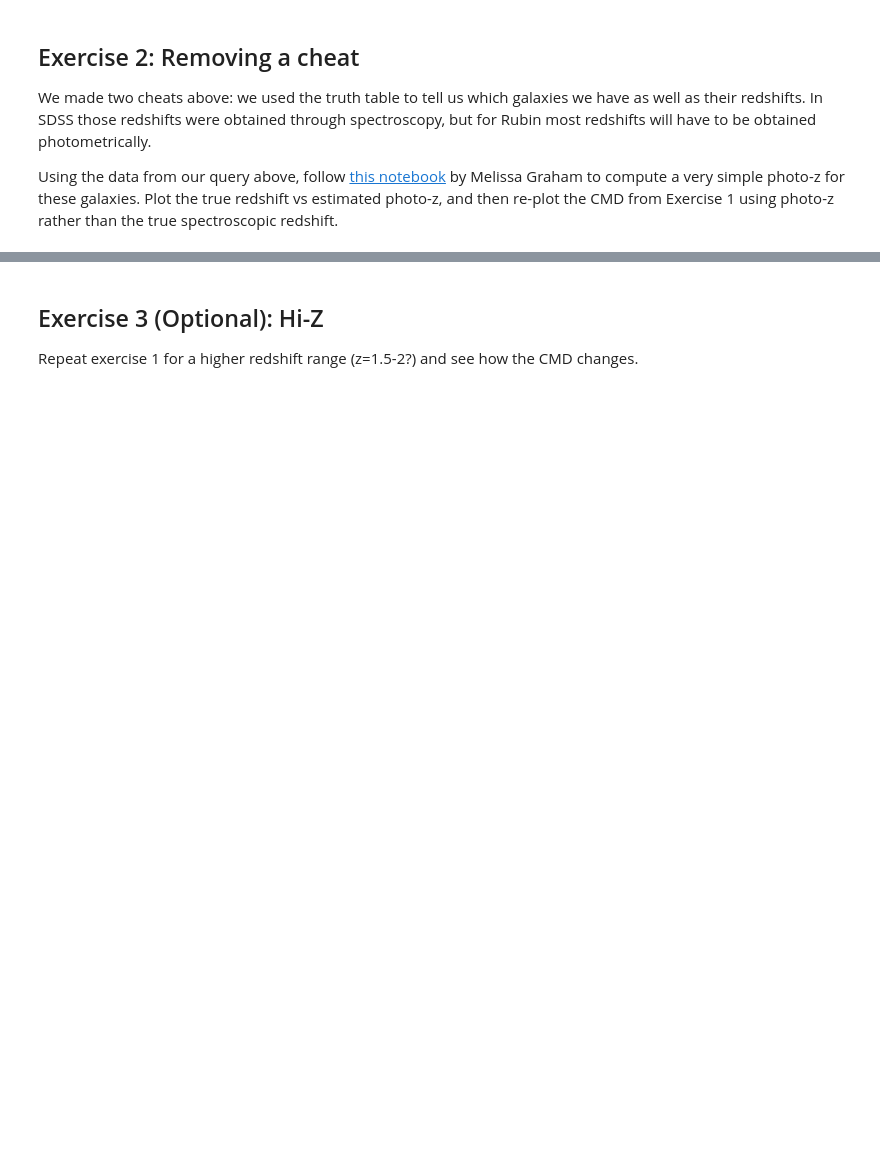
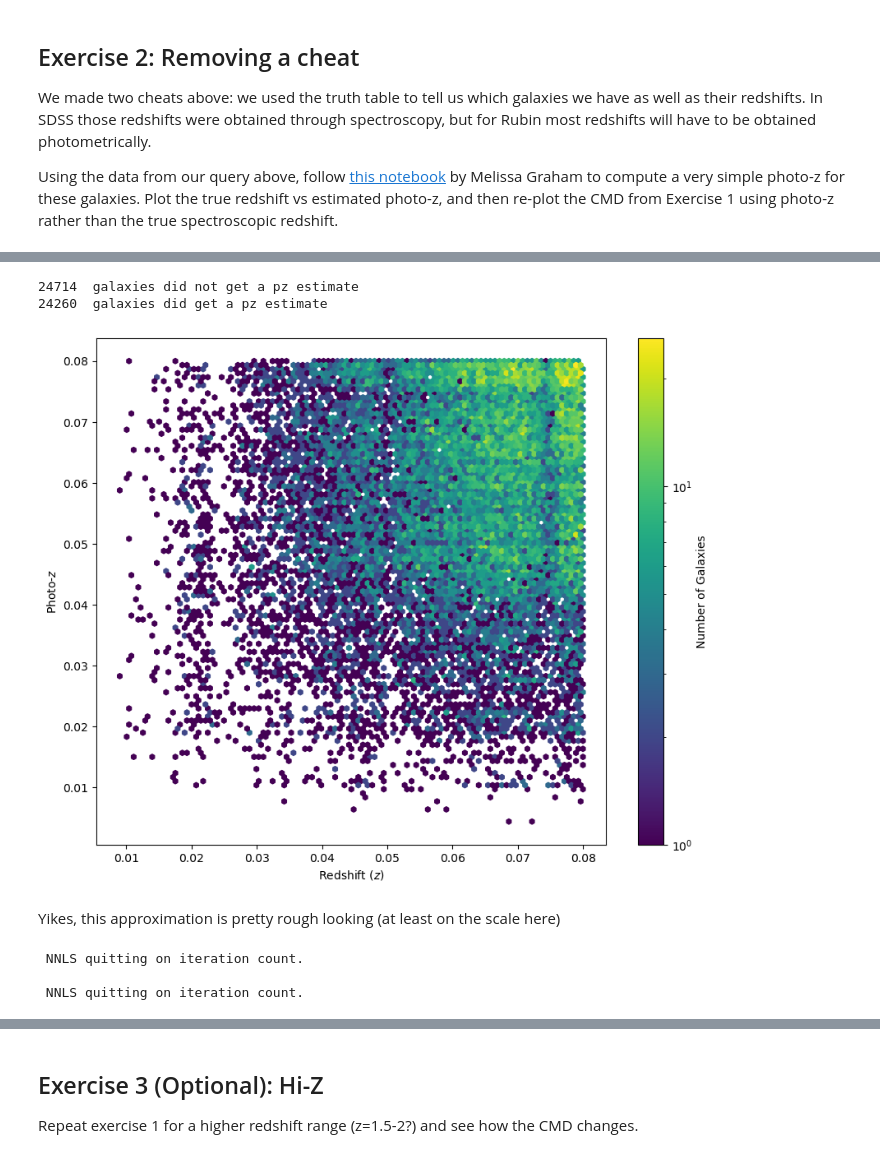
Before and after one commit to ykwang1/astr597-survey-science, a Jupyter notebook: HW/HW5.ipynb, the cells around one changed output, grey strips where cells are left out. Saved outputs shown, nothing was run; the diff lists cells and outputs as text; code cells hidden in the pictures; blank space fills up the shorter version.

```diff
--- a/HW/HW5.ipynb
+++ b/HW/HW5.ipynb
@@ -133,0 +250,2 @@ Using the data from our query above, follow [this notebook](https://github.com/r
+# %%
+results = df.copy() #pd.read_parquet('../data/lowz_query_results.parquet')
@@ -133,0 +300,19 @@ Using the data from our query above, follow [this notebook](https://github.com/r
+# %%
+cmnn_ppf = 0.68
+cmnn_minNclr = 5
+
+cmnn_thresh_table = np.zeros(6, dtype='float')
+for d in range(6):
+    cmnn_thresh_table[d] = chi2.ppf(cmnn_ppf,d)
+cmnn_thresh_table[0] = float(0.0000)
+
+for d in range(6):
+    print('degrees of freedom = %1i, threshold = %5.3f' % (d, np.round(cmnn_thresh_table[d],3)))
+
+data_pz = np.zeros(len(data_tz), dtype='float') - 1.0
+data_pze = np.zeros(len(data_tz), dtype='float') - 1.0
+
+# use all ~50000 data points
+# Ncalc = 5000
+Ncalc = len(data_tz)
+rx = np.random.choice(len(data_tz), Ncalc, replace=False)
@@ -133,0 +384,44 @@ Using the data from our query above, follow [this notebook](https://github.com/r
+# %%
+tx = np.where( np.isnan(data_pz) )[0]
+print( len(tx), ' galaxies did not get a pz estimate' )
+del tx
+
+tx = np.where( data_pz > 0.0 )[0]
+print( len(tx), ' galaxies did get a pz estimate' )
+del tx
+# %% [output]
+24714  galaxies did not get a pz estimate
+24260  galaxies did get a pz estimate
+# %%
+pz_mask = ~np.isnan(data_pz)
+pzs = data_pz[pz_mask]
+zs = redshift[pz_mask]
+# %%
+fig, ax = plt.subplots(figsize=(10, 8))
+
+
+
+hexbin = ax.hexbin(zs, pzs, bins='log')
+fig.colorbar(hexbin, label='Number of Galaxies')
+
+ax.set_xlabel('Redshift ($z$)')
+ax.set_ylabel('Photo-$z$')
+
+# ax.invert_xaxis()
+plt.show()
+# %% [output]
+[figure, added]
+# %% [markdown]
+Yikes, this approximation is pretty rough looking (at least on the scale here)
+# %%
+coeffs = kc.fit_coeffs(redshift=data_pz[pz_mask], maggies=maggies[pz_mask], ivar=ivars[pz_mask])
+
+k = kc.kcorrect(redshift=data_pz[pz_mask], coeffs=coeffs)
+absmag = kc.absmag(redshift=data_pz[pz_mask], maggies=maggies[pz_mask], ivar=ivars[pz_mask], coeffs=coeffs)
+
+u_mags = absmag[:,0]
+r_mags = absmag[:,2]
+# %% [output]
+ NNLS quitting on iteration count.
+
+ NNLS quitting on iteration count.
```
Also changed, not shown: parts of 26 cells of this notebook.
